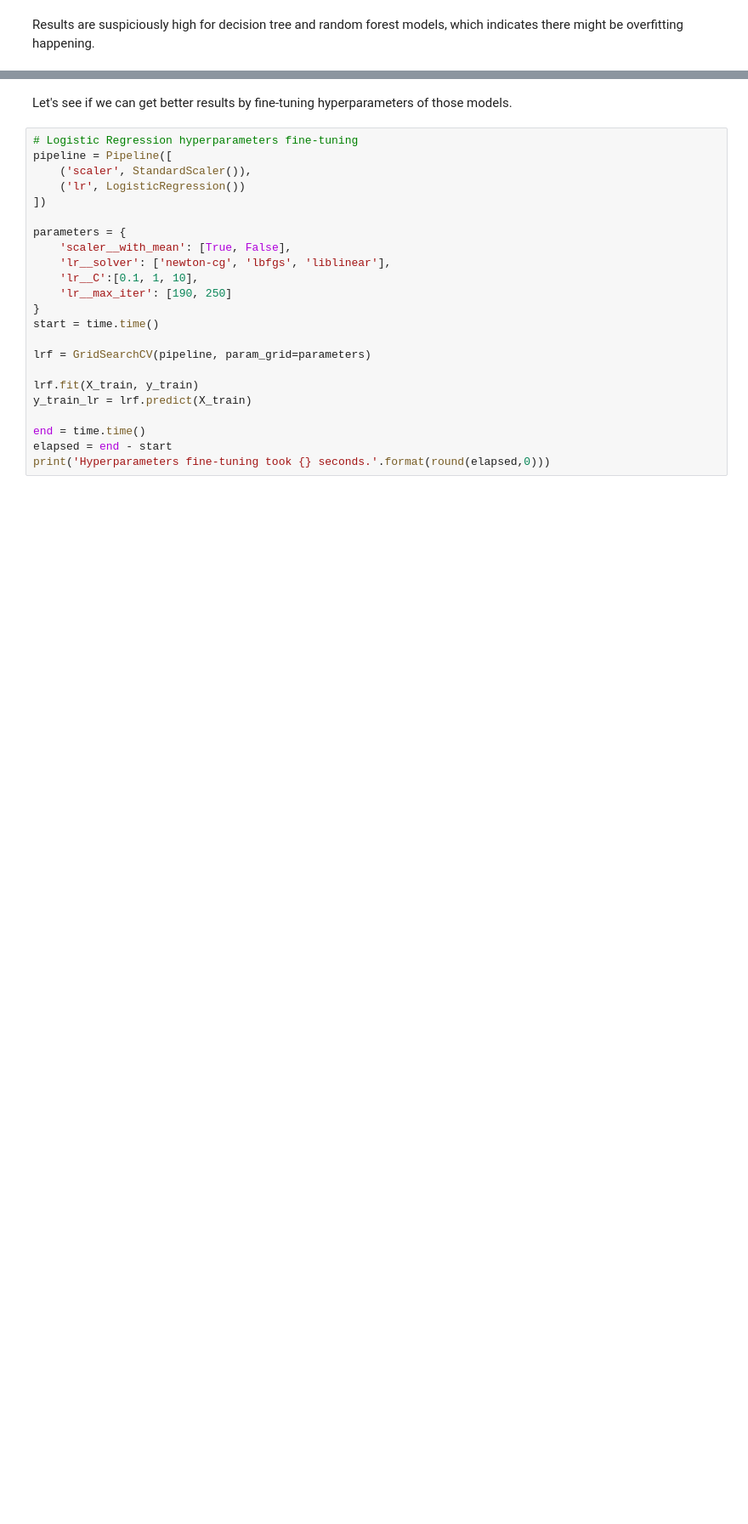
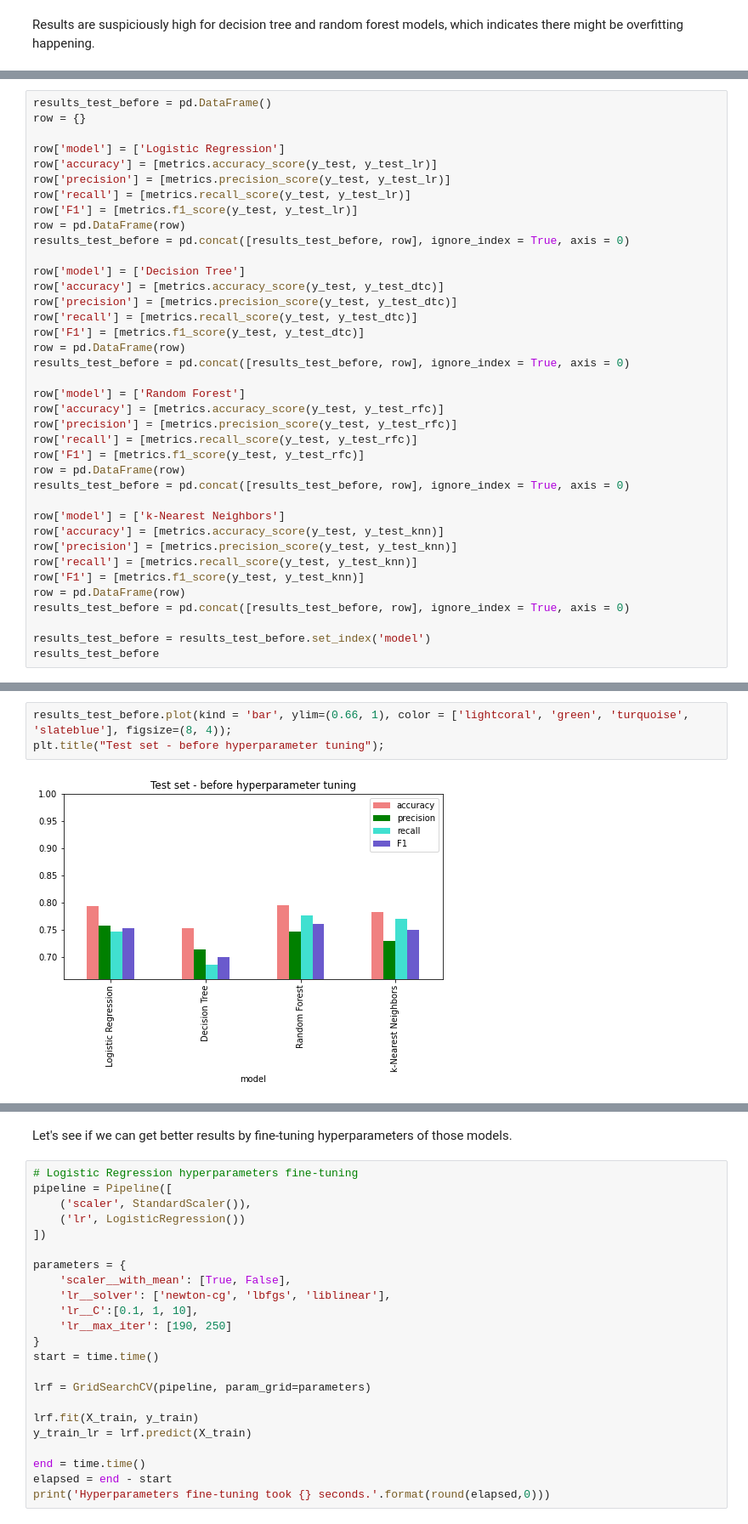
Before and after one commit to jvuger/StarbucksProject, a Jupyter notebook: Starbucks_Capstone_notebook.ipynb, the cells around one changed output, grey strips where cells are left out. Shown: that part at 85% size. Saved outputs shown, nothing was run; the diff lists cells and outputs as text; blank space fills up the shorter version.

```diff
--- a/Starbucks_Capstone_notebook.ipynb
+++ b/Starbucks_Capstone_notebook.ipynb
@@ -1400,0 +1342,38 @@ Results are suspiciously high for decision tree and random forest models, which
+# %%
+results_test_before = pd.DataFrame()
+row = {}
+
+row['model'] = ['Logistic Regression']
+row['accuracy'] = [metrics.accuracy_score(y_test, y_test_lr)]
+row['precision'] = [metrics.precision_score(y_test, y_test_lr)]
+row['recall'] = [metrics.recall_score(y_test, y_test_lr)]
+row['F1'] = [metrics.f1_score(y_test, y_test_lr)]
+row = pd.DataFrame(row)
+results_test_before = pd.concat([results_test_before, row], ignore_index = True, axis = 0)
+
+row['model'] = ['Decision Tree']
+row['accuracy'] = [metrics.accuracy_score(y_test, y_test_dtc)]
+row['precision'] = [metrics.precision_score(y_test, y_test_dtc)]
+row['recall'] = [metrics.recall_score(y_test, y_test_dtc)]
+row['F1'] = [metrics.f1_score(y_test, y_test_dtc)]
+row = pd.DataFrame(row)
+results_test_before = pd.concat([results_test_before, row], ignore_index = True, axis = 0)
+
+row['model'] = ['Random Forest']
+row['accuracy'] = [metrics.accuracy_score(y_test, y_test_rfc)]
+row['precision'] = [metrics.precision_score(y_test, y_test_rfc)]
+row['recall'] = [metrics.recall_score(y_test, y_test_rfc)]
+row['F1'] = [metrics.f1_score(y_test, y_test_rfc)]
+row = pd.DataFrame(row)
+results_test_before = pd.concat([results_test_before, row], ignore_index = True, axis = 0)
+
+row['model'] = ['k-Nearest Neighbors']
+row['accuracy'] = [metrics.accuracy_score(y_test, y_test_knn)]
+row['precision'] = [metrics.precision_score(y_test, y_test_knn)]
+row['recall'] = [metrics.recall_score(y_test, y_test_knn)]
+row['F1'] = [metrics.f1_score(y_test, y_test_knn)]
+row = pd.DataFrame(row)
+results_test_before = pd.concat([results_test_before, row], ignore_index = True, axis = 0)
+
+results_test_before = results_test_before.set_index('model')
+results_test_before
@@ -1400,0 +1391,5 @@ Results are suspiciously high for decision tree and random forest models, which
+# %%
+results_test_before.plot(kind = 'bar', ylim=(0.66, 1), color = ['lightcoral', 'green', 'turquoise', 'slateblue'], figsize=(8, 4));
+plt.title("Test set - before hyperparameter tuning");
+# %% [output]
+[figure, added]
```
Also changed, not shown: parts of 44 cells of this notebook.
